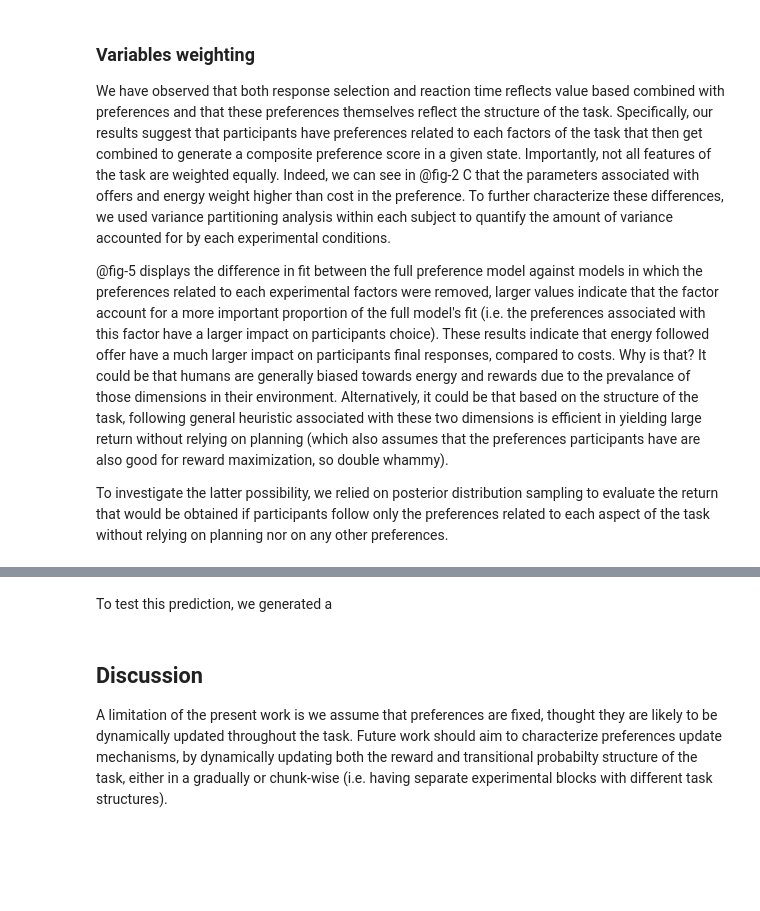
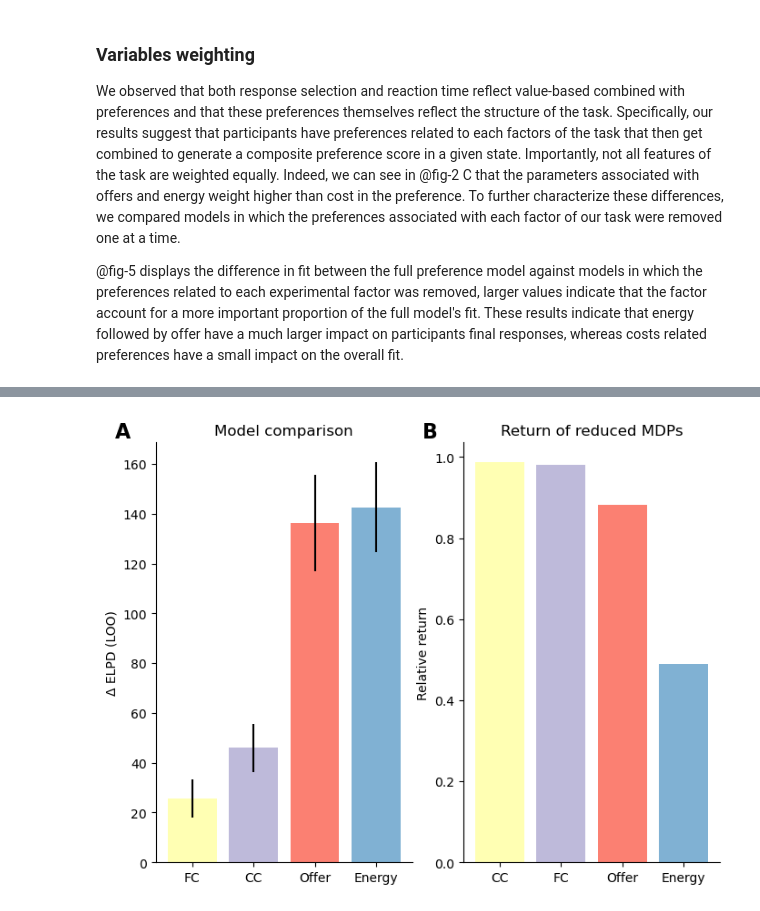
Before and after one commit to AlexLepauvre/state_abstraction_paper, a Jupyter notebook: index.ipynb, the cells around one changed output, grey strips where cells are left out. Saved outputs shown, nothing was run; the diff lists cells and outputs as text; code cells hidden in the pictures; blank space fills up the shorter version.

```diff
--- a/index.ipynb
+++ b/index.ipynb
@@ -931,11 +924,9 @@ Default computed for unspecified variable: vpn
 # %% [markdown]
 ### Variables weighting
 
-We have observed that both response selection and reaction time reflects value based combined with preferences and that these preferences themselves reflect the structure of the task. Specifically, our results suggest that participants have preferences related to each factors of the task that then get combined to generate a composite preference score in a given state. Importantly, not  all features of the task are weighted equally. Indeed, we can see in @fig-2 C that the parameters associated with offers and energy weight higher than cost in the preference. To further characterize these differences, we used variance partitioning analysis within each subject to quantify the amount of variance accounted for by each experimental conditions.
+We observed that both response selection and reaction time reflect value-based combined with preferences and that these preferences themselves reflect the structure of the task. Specifically, our results suggest that participants have preferences related to each factors of the task that then get combined to generate a composite preference score in a given state. Importantly, not  all features of the task are weighted equally. Indeed, we can see in @fig-2 C that the parameters associated with offers and energy weight higher than cost in the preference. To further characterize these differences, we compared models in which the preferences associated with each factor of our task were removed one at a time.
 
-@fig-5 displays the difference in fit between the full preference model against models in which the preferences related to each experimental factors were removed, larger values indicate that the factor account for a more important proportion of the full model's fit (i.e. the preferences associated with this factor have a larger impact on participants choice). These results indicate that energy followed offer have a much larger impact on participants final responses, compared to costs. Why is that? It could be that humans are generally biased towards energy and rewards due to the prevalance of those dimensions in their environment. Alternatively, it could be that based on the structure of the task, following general heuristic associated with these two dimensions is efficient in yielding large return without relying on planning (which also assumes that the preferences participants have are also good for reward maximization, so double whammy).
-
-To investigate the latter possibility, we relied on posterior distribution sampling to evaluate the return that would be obtained if participants follow only the preferences related to each aspect of the task without relying on planning nor on any other preferences.
+@fig-5 displays the difference in fit between the full preference model against models in which the preferences related to each experimental factor was removed, larger values indicate that the factor account for a more important proportion of the full model's fit. These results indicate that energy followed by offer have a much larger impact on participants final responses, whereas costs related preferences have a small impact on the overall fit.
 # %%
 # Fit the model without the offer related preferences:
 traces_reduced = {}
@@ -1041,10 +1132,12 @@ model_comparison = az.compare(traces_reduced)
 # %%
 #| label: fig-5
-#| fig-cap: "Importance of each parameters in participants response and optimal solution. (A) Depicts the difference in fit
+#| fig-cap: "Importance of each parameters in participants response and optimal solution. (A) Difference in fit
 #| between the full preference model and models in which each of the experimental factors were removed from preference estimations.
 #| Values closer to 0 indicate that the factor does not lead to a strong improvement of the model fit (i.e. the factor weight less in
-#| participants final decision). "
-fig, ax = plt.subplot_mosaic("A", figsize=(8, 6))  # , gridspec_kw=dict(width_ratios=[0.5, 1]))
+#| participants final decision). (B) Relative expected return of reduced MDPs in which each of the factors were removed. Values closer
+#| to 1 indicate that the factor does not lead to a strong decrease in the expected return (i.e. the factor weight less in the
+#| optimal solution)."
+fig, ax = plt.subplot_mosaic("AB", figsize=(8, 6))  # , gridspec_kw=dict(width_ratios=[0.5, 1]))
 # fig, ax = plt.subplots(2, 2, figsize=(12, 12))
 cmap = matplotlib.colormaps.get_cmap('Set3')
 # ================================================
@@ -1065,4 +1158,19 @@ ax["A"].spines[['right', 'top']].set_visible(False)
 ax["A"].text(-0.1, 1.05, "A", transform=ax["A"].transAxes,
               fontsize=16, fontweight='bold', va='top', ha='right'
               );
+
+ax["B"].bar(
+    return_reduced.keys(),
+    list(return_reduced.values()),
+    color=cmap([1, 2, 3, 4])
+)
+# Decoration
+ax["B"].set_xticks(range(len(return_reduced)))
+ax["B"].set_xticklabels(return_reduced.keys())
+ax["B"].set_ylabel("Relative return")
+ax["B"].set_title("Return of reduced MDPs")
+ax["B"].spines[['right', 'top']].set_visible(False)
+ax["B"].text(-0.1, 1.05, "B", transform=ax["B"].transAxes,
+              fontsize=16, fontweight='bold', va='top', ha='right'
+              );
 # %% [output]
@@ -1070,9 +1177 @@ ax["A"].text(-0.1, 1.05, "A", transform=ax["A"].transAxes,
+[figure, added]
-# %% [markdown]
-
-
-To test this prediction, we generated a
-# %% [markdown]
-## Discussion
-
-
-A limitation of the present work is we assume that preferences are fixed, thought they are likely to be dynamically updated throughout the task. Future work should aim to characterize preferences update mechanisms, by dynamically updating both the reward and transitional probabilty structure of the task, either in a gradually or chunk-wise (i.e. having separate experimental blocks with different task structures).
```
Also changed, not shown: parts of 24 cells of this notebook, 4 other files.
